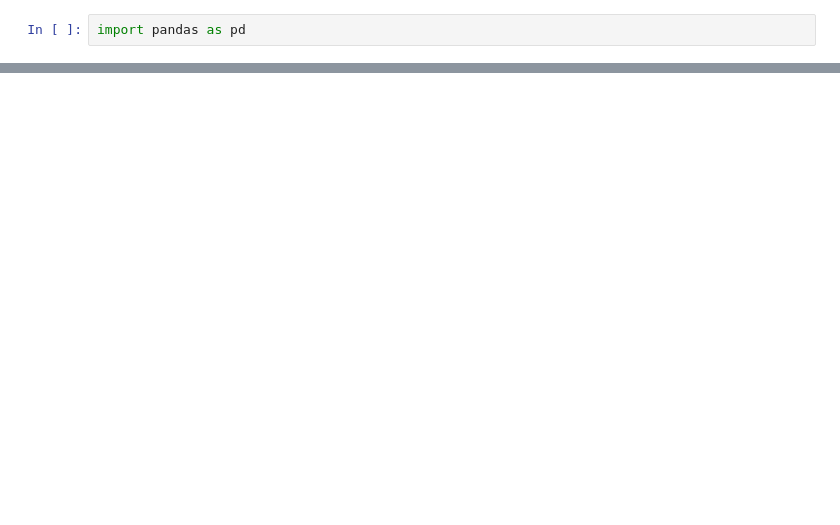
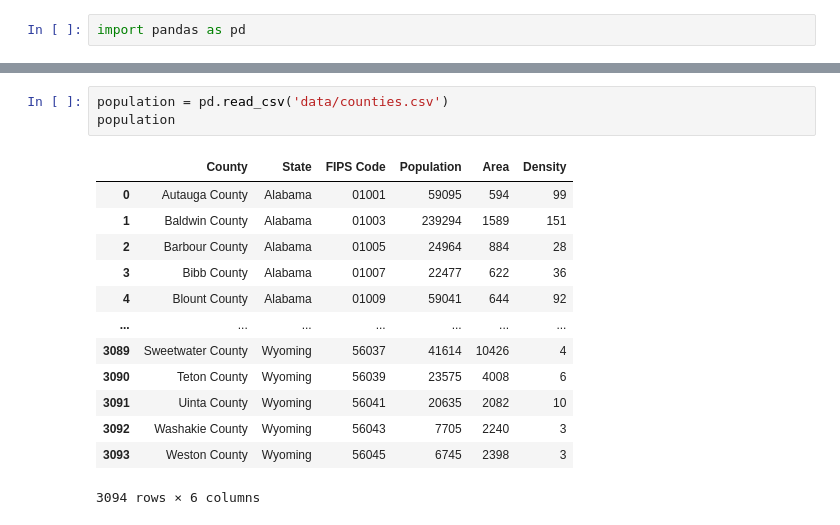
Before and after one commit to i2mx/IMMC-A-2024, a Jupyter notebook: Data.ipynb, the cells around one changed output, grey strips where cells are left out. Drawn from its saved outputs; the diff is of its cells as text; blank space fills up the shorter version.

```diff
--- a/Data.ipynb
+++ b/Data.ipynb
@@ -12,0 +24,17 @@ df.head()
+# %%
+population = pd.read_csv('data/counties.csv')
+population
+# %% [output]
+|  | County | State | FIPS Code | Population | Area | Density |
+| 0 | Autauga County | Alabama | 01001 | 59095 | 594 | 99 |
+| 1 | Baldwin County | Alabama | 01003 | 239294 | 1589 | 151 |
+| 2 | Barbour County | Alabama | 01005 | 24964 | 884 | 28 |
+| 3 | Bibb County | Alabama | 01007 | 22477 | 622 | 36 |
+| 4 | Blount County | Alabama | 01009 | 59041 | 644 | 92 |
+| ... | ... | ... | ... | ... | ... | ... |
+| 3089 | Sweetwater County | Wyoming | 56037 | 41614 | 10426 | 4 |
+| 3090 | Teton County | Wyoming | 56039 | 23575 | 4008 | 6 |
+| 3091 | Uinta County | Wyoming | 56041 | 20635 | 2082 | 10 |
+| 3092 | Washakie County | Wyoming | 56043 | 7705 | 2240 | 3 |
+| 3093 | Weston County | Wyoming | 56045 | 6745 | 2398 | 3 |
+3094 rows × 6 columns
```
Also changed, not shown: parts of 6 cells of this notebook, 4 other files.
